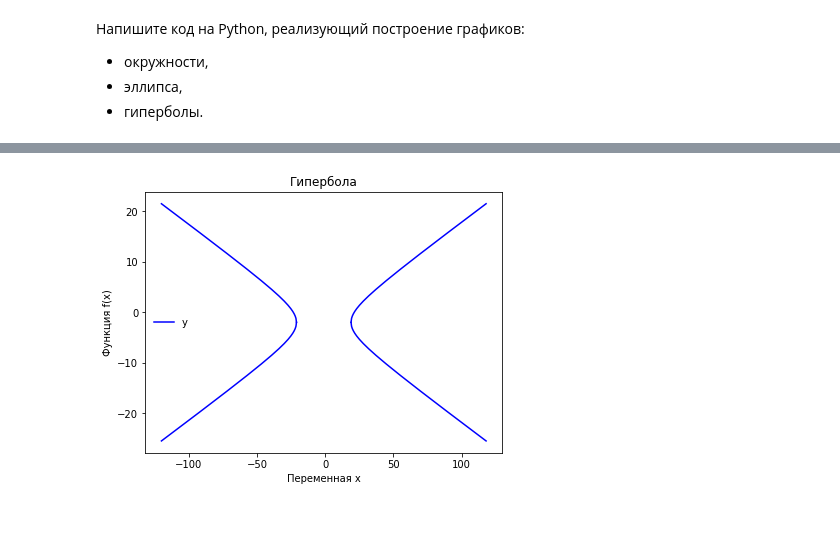
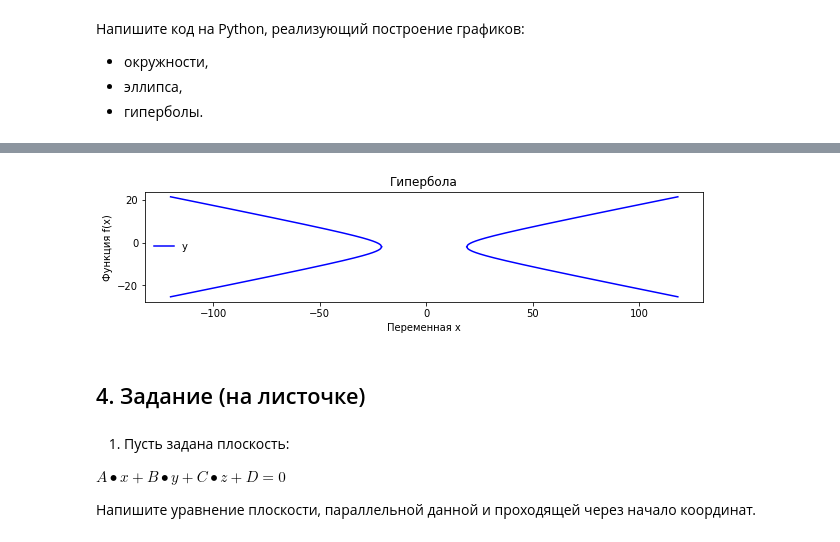
Before and after one commit to Gecod/GB, a Jupyter notebook: 2021.09-10 Introduction to Higher Mathematics/Task_03/Task_03.ipynb, the cells around one changed output, grey strips where cells are left out. Drawn from its saved outputs; the diff is of its cells as text; code cells hidden in the pictures.

```diff
--- a/2021.09-10 Introduction to Higher Mathematics/Task_03/Task_03.ipynb
+++ b/2021.09-10 Introduction to Higher Mathematics/Task_03/Task_03.ipynb
@@ -106,5 +108,6 @@ plt.show()
 # %%
-rcParams["figure.figsize"] = rcParamsDefault["figure.figsize"]
+# rcParams["figure.figsize"] = rcParamsDefault["figure.figsize"]
+rcParams["figure.figsize"] = 10, 10
 
 a = 10
 b = 1
@@ -132,6 +135,7 @@ plt.legend(loc="upper left", frameon=False)
 # x_min = x0 - a
 # x_max = x0 + a
 # plt.axis([x_min-1, x_max+1, y0-b-1, y0+b+1])
+plt.axis('scaled')
 
 plt.show()
 # %% [output]
@@ -139,36 +143,47 @@ plt.show()
 # %%
-rcParams["figure.figsize"] = rcParamsDefault["figure.figsize"]
+# rcParams["figure.figsize"] = rcParamsDefault["figure.figsize"]
+rcParams["figure.figsize"] = 10, 10
 
 a = 20
 b = 4
 x0 = -1
 y0 = -2
 
 # условие для `x` слева: x <= (-a + x0)
 x_left = np.geomspace(-5*a, -1, 15)+1+(-a+x0)
 # условие для `x` справа: x >= (a + x0)
 x_right = np.geomspace(1, 5*a, 15)-1+(a+x0)
 
 y_top_left = y0 + b * np.sqrt((x_left - x0) ** 2 / a ** 2 - 1)
 y_top_right = y0 + b * np.sqrt((x_right - x0) ** 2 / a ** 2 - 1)
 y_bottom_left = y0 - b * np.sqrt((x_left - x0) ** 2 / a ** 2 - 1)
 y_bottom_right = y0 - b * np.sqrt((x_right - x0) ** 2 / a ** 2 - 1)
 
 plt.plot(x_left, y_top_left, label=f"y", c="blue")
 plt.plot(x_right, y_top_right, c="blue")
 plt.plot(x_left, y_bottom_left, c="blue")
 plt.plot(x_right, y_bottom_right, c="blue")
 
 plt.title("Гипербола")
 plt.xlabel("Переменная x")
 plt.ylabel("Функция f(x)")
 
 plt.legend(loc="center left", frameon=False)
 
 # x_min = x0 - a
 # x_max = x0 + a
 # plt.axis([x_min-1, x_max+1, y0-b-1, y0+b+1])
+# plt.gca().set_aspect('equal', adjustable='box')
+plt.axis('scaled')
 
 plt.show()
 # %% [output]
-[figure, old version]
+[figure, new version]
+# %% [markdown]
+## 4. Задание (на листочке)
+# %% [markdown]
+1) Пусть задана плоскость:
+
+$ A \bullet x + B \bullet y + C \bullet z + D = 0 $
+
+Напишите уравнение плоскости, параллельной данной и проходящей через начало координат.
```
Also changed, not shown: parts of 6 cells of this notebook.
